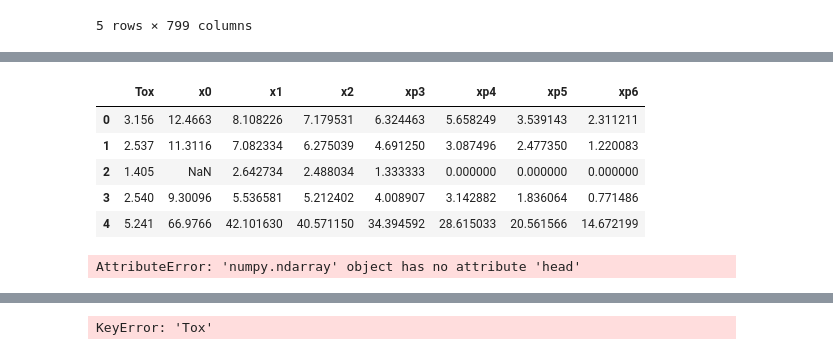
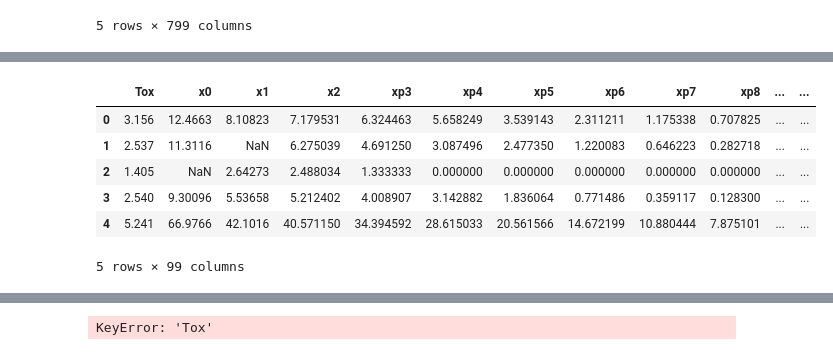
Before and after one commit to pharten/JupNB_RF_LD50, a Jupyter notebook: RandomForestToxLD50b.ipynb, the cells around one changed output, grey strips where cells are left out. Drawn from its saved outputs; the diff is of its cells as text; code cells hidden in the pictures.

```diff
--- a/RandomForestToxLD50b.ipynb
+++ b/RandomForestToxLD50b.ipynb
@@ -65,6 +65,7 @@ test_features_pd.head(5)
 # %%
 test_features_pd_NaN = test_features_pd.copy()
 test_features_pd_NaN.iloc[2,2] = 'NaN'
+test_features_pd_NaN.iloc[1,3] = 'NaN'
 test_features_pd_NaN.head(5)
 # %% [output]
 |  | CAS | Tox | x0 | x1 | x2 | xp3 | xp4 | xp5 | xp6 | xp7 | ... | ... |
@@ -76,18 +77,13 @@ test_features_pd_NaN.head(5)
 5 rows × 799 columns
 # %%
 imp = IterativeImputer(max_iter=2, random_state=0)
-test_features_pd_float = test_features_pd_NaN.loc[:,'Tox':'xp6']
+test_features_pd_float = test_features_pd_NaN.loc[:,'Tox':'SssssSi']
 test_features_pd_float.head(5)
 # %% [output]
-|  | Tox | x0 | x1 | x2 | xp3 | xp4 | xp5 | xp6 |
-| 0 | 3.156 | 12.4663 | 8.108226 | 7.179531 | 6.324463 | 5.658249 | 3.539143 | 2.311211 |
-| 1 | 2.537 | 11.3116 | 7.082334 | 6.275039 | 4.691250 | 3.087496 | 2.477350 | 1.220083 |
-| 2 | 1.405 | NaN | 2.642734 | 2.488034 | 1.333333 | 0.000000 | 0.000000 | 0.000000 |
-| 3 | 2.540 | 9.30096 | 5.536581 | 5.212402 | 4.008907 | 3.142882 | 1.836064 | 0.771486 |
-| 4 | 5.241 | 66.9766 | 42.101630 | 40.571150 | 34.394592 | 28.615033 | 20.561566 | 14.672199 |
+|  | Tox | x0 | x1 | x2 | xp3 | xp4 | xp5 | xp6 | xp7 | xp8 | ... | ... |
+| 0 | 3.156 | 12.4663 | 8.10823 | 7.179531 | 6.324463 | 5.658249 | 3.539143 | 2.311211 | 1.175338 | 0.707825 | ... | ... |
+| 1 | 2.537 | 11.3116 | NaN | 6.275039 | 4.691250 | 3.087496 | 2.477350 | 1.220083 | 0.646223 | 0.282718 | ... | ... |
+| 2 | 1.405 | NaN | 2.64273 | 2.488034 | 1.333333 | 0.000000 | 0.000000 | 0.000000 | 0.000000 | 0.000000 | ... | ... |
+| 3 | 2.540 | 9.30096 | 5.53658 | 5.212402 | 4.008907 | 3.142882 | 1.836064 | 0.771486 | 0.359117 | 0.128300 | ... | ... |
+| 4 | 5.241 | 66.9766 | 42.1016 | 40.571150 | 34.394592 | 28.615033 | 20.561566 | 14.672199 | 10.880444 | 7.875101 | ... | ... |
+5 rows × 99 columns
-# %%
-X = test_features_pd_float.copy()
-X = imp.transform(X)
-X.head(5)
-# %% [output]
-AttributeError: 'numpy.ndarray' object has no attribute 'head'
```
Also changed, not shown: parts of 3 cells of this notebook.
